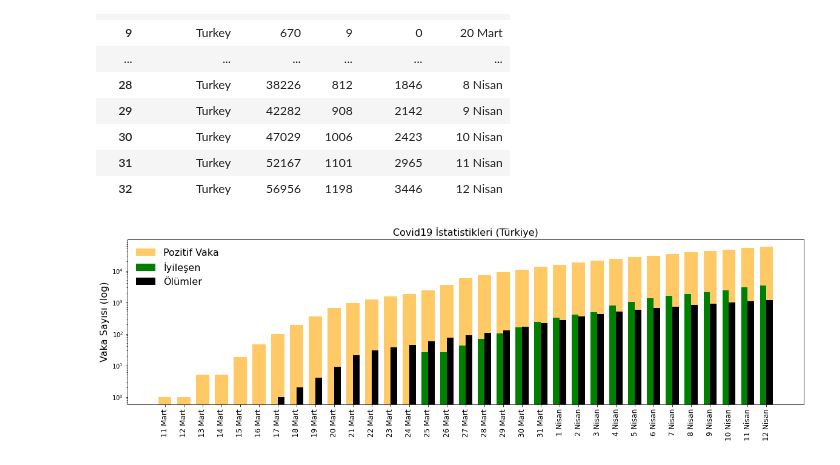
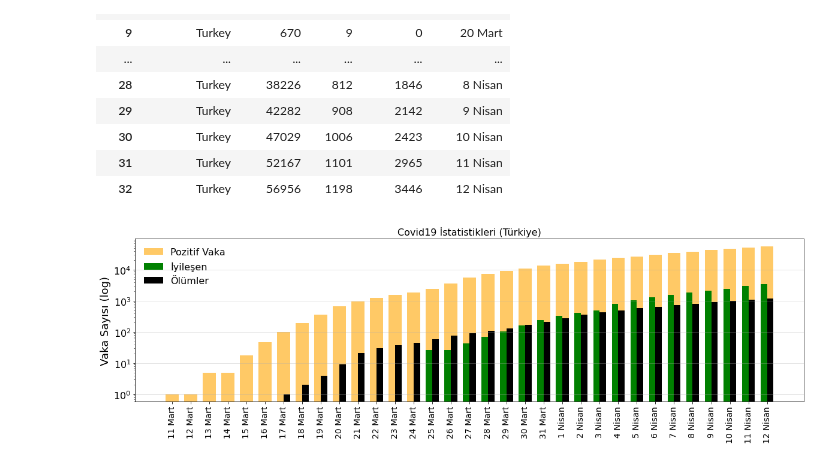
Before and after one commit to gulmert89/bootcamp_files, a Jupyter notebook: odev_matplotlib.ipynb, the cells around one changed output. Cells and saved outputs as stored; diff of their text form; code cells hidden in the pictures.

Commit message:
plt.grid() eklendi

```diff
--- a/odev_matplotlib.ipynb
+++ b/odev_matplotlib.ipynb
@@ -8,7 +8,7 @@ import pandas as pd
 import matplotlib.pyplot as plt
 import numpy as np
 # %%
-covid19 = pd.read_csv(".../covid19tr.csv")
+covid19 = pd.read_csv("C:/Users/gulme/Desktop/py/covid19tr.csv")
 covid19.index.name = "Index"
 covid19
 # %% [output]
@@ -33,19 +33,21 @@ covid19
 # %%
 plt.figure(figsize=(20,5))
 
 plt.bar(covid19["Last_Update"], covid19["Confirmed"],
         label="Pozitif Vaka", width=0.7, align="center", color="orange", log=True, alpha=0.6)
 
 plt.bar(covid19["Last_Update"], covid19["Recovered"],
         label="İyileşen", width=-0.35, align="edge", color="green", log=True)
 
 plt.bar(covid19["Last_Update"], covid19["Deaths"],
         label="Ölümler", width=0.35, align="edge", color="black", log=True)
 
 plt.title("Covid19 İstatistikleri (Türkiye)", fontsize=16)
-plt.ylabel("Vaka Sayısı (log)", fontsize=16)
+plt.ylabel("Vaka Sayısı (log)", fontsize=18)
 plt.legend(loc="upper left", fontsize=16, frameon=False)
-plt.xticks(rotation=90, fontsize=12)
+plt.xticks(rotation=90, fontsize=14)
+plt.yticks(fontsize=16)
+plt.grid(which="major", axis="y", alpha=0.4)
 plt.show()
 # %% [output]
-[figure, old version]
+[figure, new version]
```
